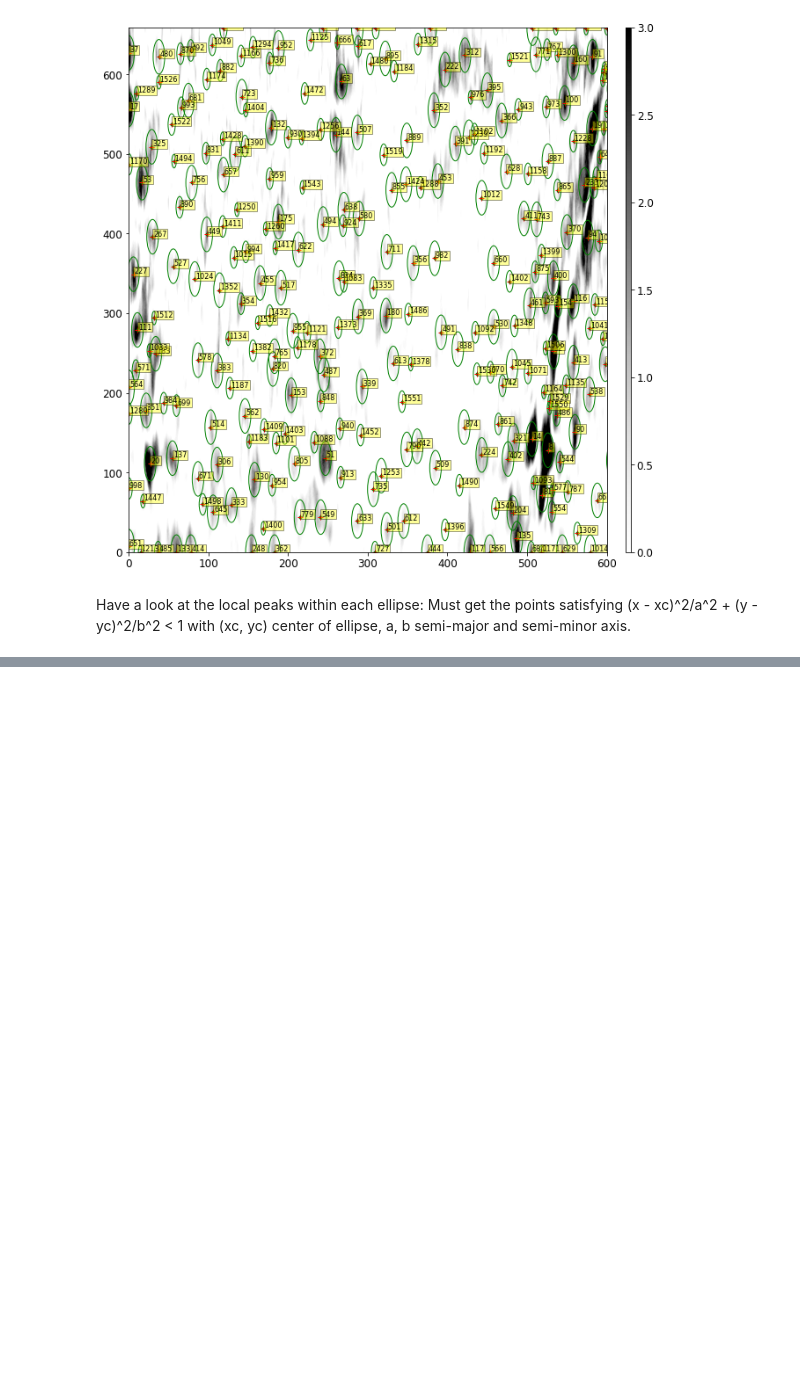
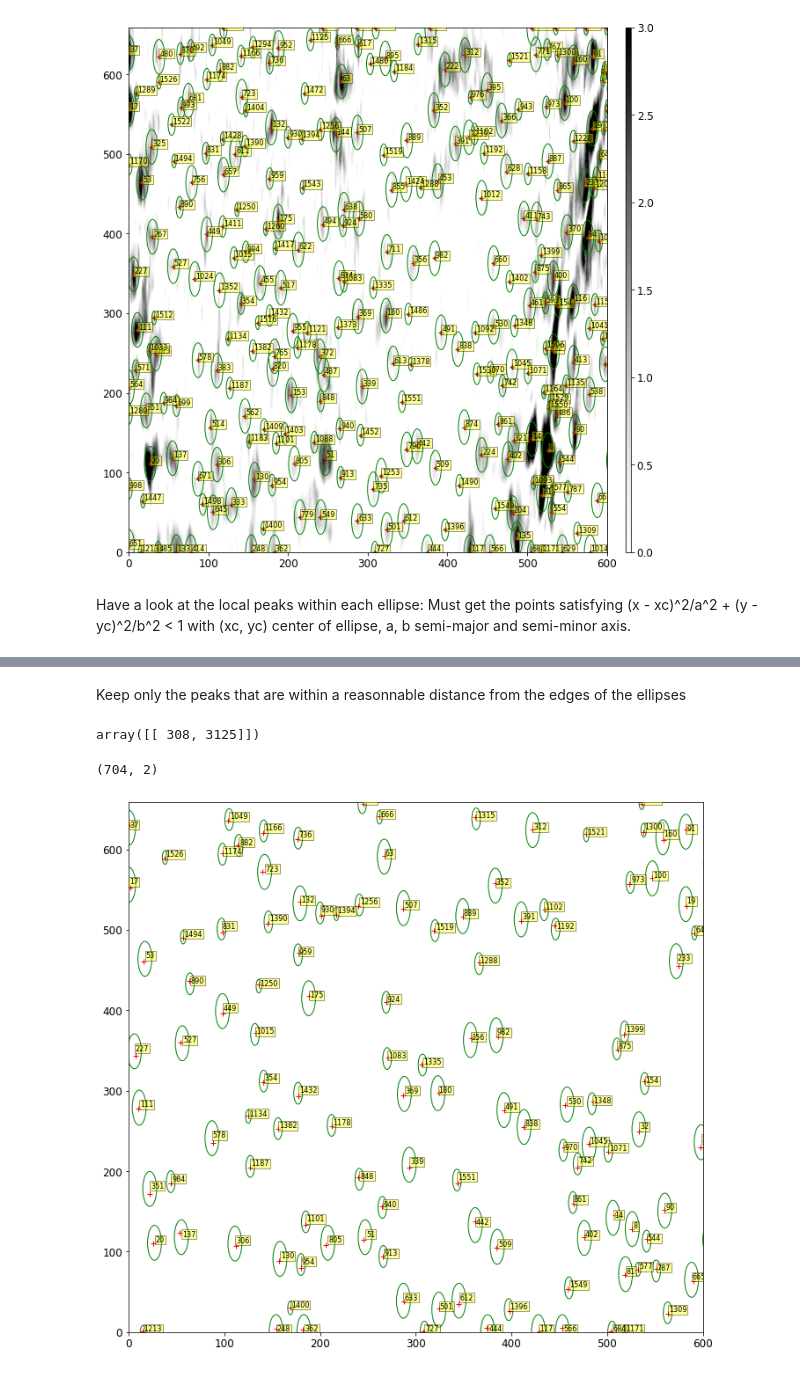
Before and after one commit to raphael-attie/sunflower, a Jupyter notebook: STEREO/make_training_set_mballtrack.ipynb, the cells around one changed output, grey strips where cells are left out. Saved outputs shown, nothing was run; the diff lists cells and outputs as text; code cells hidden in the pictures; blank space fills up the shorter version.

```diff
--- a/STEREO/make_training_set_mballtrack.ipynb
+++ b/STEREO/make_training_set_mballtrack.ipynb
@@ -158,0 +160,51 @@ plt.tight_layout()
+# %% [markdown]
+Keep only the peaks that are within a reasonnable distance from the edges of the ellipses
+# %%
+label_mask = np.zeros(image.shape, dtype=np.int64)
+yc, xc, b, a = blobs_dog[0]
+ell_x, ell_y = make_ell_points(xc, yc, a, b, image.shape)
+label_mask[ell_y, ell_x] = 1
+peak = peak_local_max(surface_inv, labels=label_mask, num_peaks_per_label=1)
+peak
+# %% [output]
+array([[ 308, 3125]])
+# %%
+plt.close('all')
+fig, axs = plt.subplots(figsize=(10,9))
+
+axs.set_xlim([0, 600])
+axs.set_ylim([0, 659])
+
+plt.tight_layout()
+
+peaks = []
+for i, blob in enumerate(blobs_dog):
+    yc, xc, b, a = blob
+    ry = b * np.sqrt(2)
+    rx = a * np.sqrt(2)
+    ell_x, ell_y = make_ell_points(xc, yc, rx, ry, image.shape)
+    label_mask = np.zeros(image.shape, dtype=np.int64)
+    label_mask[ell_y, ell_x] = 1
+    peak = peak_local_max(surface_inv, labels=label_mask, num_peaks_per_label=1)
+    # Only consider if close enough from the geometric center of the ellipse
+    if len(peak) > 0:
+        ypeak, xpeak = peak[0]
+        # print(i, xc, yc, a, b)
+        ry = b * np.sqrt(2)
+        rx = a * np.sqrt(2)
+        xrel = abs(peak[0][1] - xc)/rx
+        yrel = abs(peak[0][0] - yc)/ry
+        if xrel <= 0.3 and yrel <= 0.3:
+            ell = Ellipse((xc, yc), rx*2, ry*2, linewidth=1, fill=False, color='green', linestyle='-')
+            axs.add_artist(ell)
+            peaks.append(peak[0])
+            axs.plot(xpeak, ypeak, 'r+')
+            axs.text(xc+1, yc+1, str(i), color='black', fontsize=8,
+             bbox=dict(facecolor='yellow', alpha=0.4, edgecolor='black', pad=1), clip_on=True)
+
+
+peaks = np.array(peaks)
+peaks.shape
+# %% [output]
+(704, 2)
+[figure, added]
```
Also changed, not shown: parts of 8 cells of this notebook.
